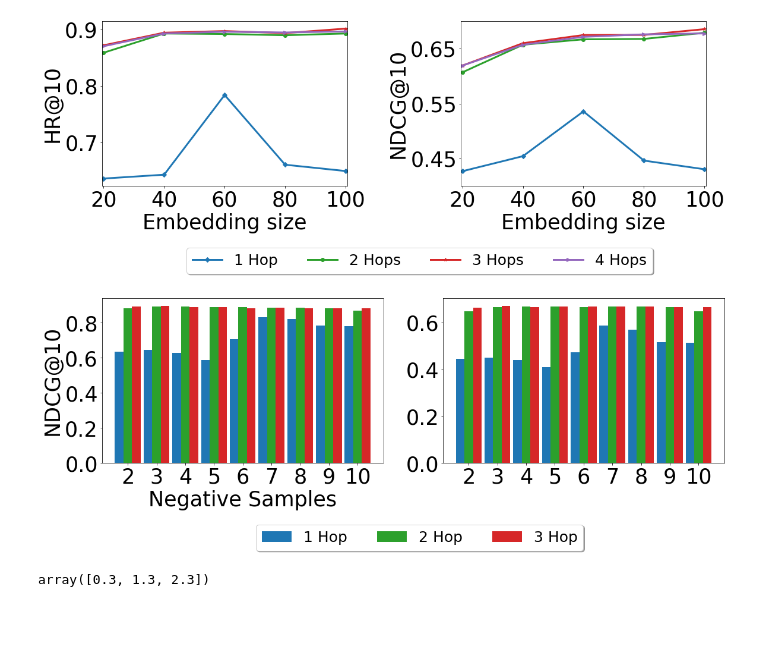
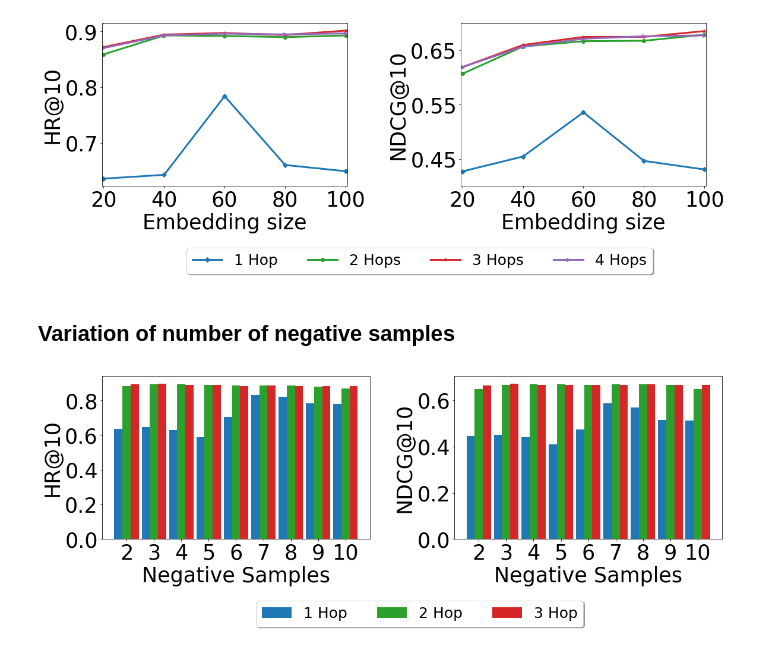
Before and after one commit to Eunike91/ExperimentDesign, a Jupyter notebook: plots.ipynb, the cells around one changed output. Drawn from its saved outputs; the diff is of its cells as text; code cells hidden in the pictures; blank space fills up the shorter version.

```diff
--- a/plots.ipynb
+++ b/plots.ipynb
@@ -49,5 +51,7 @@ plt.savefig("measures.png")
 # %% [output]
 [figure]
+# %% [markdown]
+## Variation of number of negative samples
 # %%
 hrn_1=[0.6355611601513241,0.6460097279769411,0.6292559899117276,0.5889029003783102,0.7065393622770672,0.8326427670689965,0.8234552332912989,0.7832822914790127,0.7816609619888308]
 ndcgn_1=[0.44506277208822387,0.450375362268355,0.44006209232709415, 0.4096120009223258,0.47464007802445235,0.5866287500556093,0.5690862356972158,0.5167273604088787,0.5139079572716625]
@@ -56,47 +60,39 @@ ndcgn_2 = [0.6484178682009706,0.6673737032582733,0.6698267793270426,0.6702927432
 hrn_3 = [0.893892992253648,0.8960547649072239,0.8911907764366781,0.8899297423887588,0.882903981264637,0.8857863448027382,0.8838047198702936,0.8825436858223743,0.8825436858223743]
 ndcgn_3 = [0.6636717425796074,0.6713418948351301,0.6672514149747032,0.6680494432426701,0.667849154885911,0.6678676897488102,0.6688451495673831,0.6668124604662851,0.6664027580139423]
 # %%
-
 fig, ax = plt.subplots(nrows=1, ncols=2,figsize=(17,6))
 bins = np.arange(start=2, stop=11, step=1)
 w=0.3
 colors = ['tab:blue', 'tab:green', 'tab:red']
 ax[0].bar(bins-w,hrn_1, width=w, color='tab:blue', align='center',label='1 Hop')
 ax[0].bar(bins,hrn_2,width=w,  color='tab:green', align='center',label='2 Hop')
 ax[0].bar(bins+w,hrn_3,width=w, color='tab:red',align='center', label='3 Hop')
 
 ax[0].set_xticks([2, 3, 4,5, 6,7,8,9,10])
 ax[0].set_yticks([0,0.2,0.4,0.6,0.8])
 
 
 ax[0].xaxis.set_label_text('Negative Samples')
 ax[0].yaxis.set_label_text('HR@10')
 
 ax[1].bar(bins-w,ndcgn_1, width=w, color='tab:blue', align='center')
 ax[1].bar(bins,ndcgn_2,width=w,  color='tab:green', align='center')
 ax[1].bar(bins+w,ndcgn_3,width=w, color='tab:red',align='center')
 
 ax[1].set_xticks([2, 3, 4,5, 6,7,8,9,10])
 ax[1].set_yticks([0,0.2,0.4,0.6])
 
 
 ax[0].xaxis.set_label_text('Negative Samples')
-ax[0].yaxis.set_label_text('NDCG@10')
+ax[0].yaxis.set_label_text('HR@10')
+ax[1].xaxis.set_label_text('Negative Samples')
+ax[1].yaxis.set_label_text('NDCG@10')
 
 
-
-fig.legend(loc='lower center', fancybox=True, shadow=True, ncol=3,bbox_to_anchor = (0.05,-0.1,1,1),bbox_transform = plt.gcf().transFigure)
+fig.legend(loc='lower center',fancybox=True,shadow=True,ncol=3,bbox_to_anchor = (0.05,-0.1,1,1),bbox_transform = plt.gcf().transFigure)
 fig.tight_layout()
 
-plt.savefig("measures.png")
+plt.savefig("var_neg.png")
+plt.show()
 # %% [output]
-[figure, old version]
+[figure, new version]
-# %%
-
-w=0.3
-
-N = 3
-ind = np.arange(N)
-ind+w
-# %% [output]
-array([0.3, 1.3, 2.3])
```
Also changed, not shown: parts of 2 cells of this notebook.
